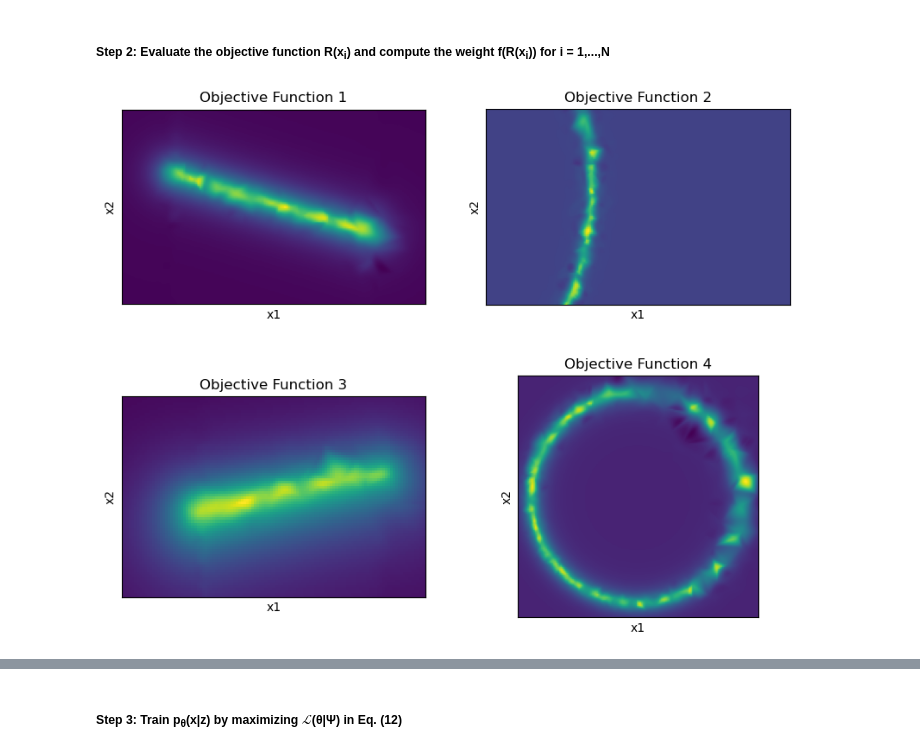
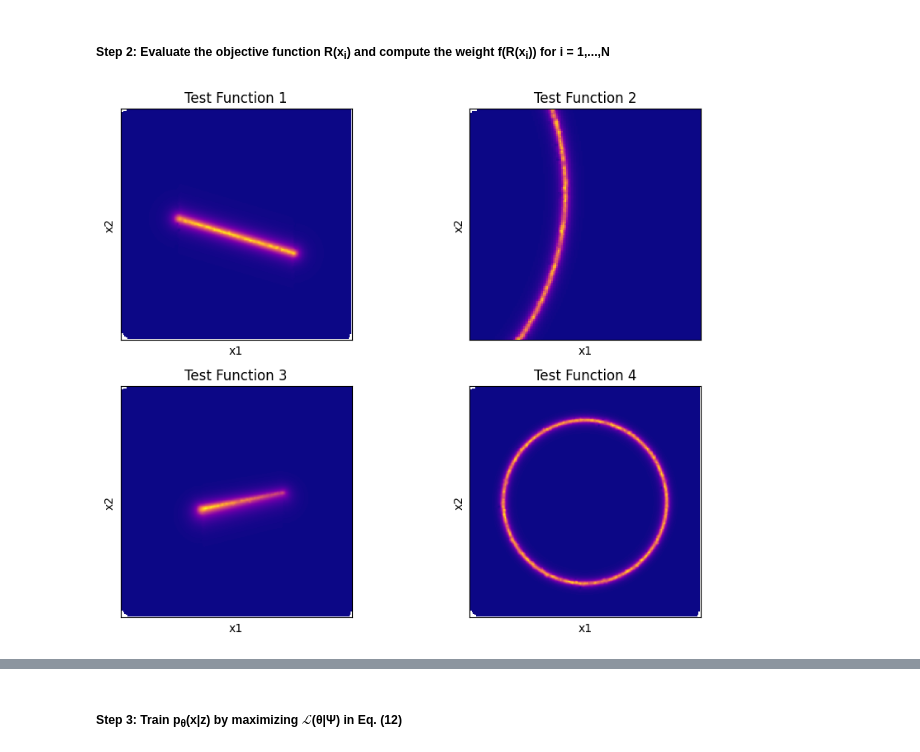
Before and after one commit to saraaldhaheri/LSMO, a Jupyter notebook: solution-manifold.ipynb, the cells around one changed output, grey strips where cells are left out. Drawn from its saved outputs; the diff is of its cells as text; code cells hidden in the pictures.

```diff
--- a/solution-manifold.ipynb
+++ b/solution-manifold.ipynb
@@ -63,14 +10,18 @@ alpha = 10
 # %% [markdown]
 #### Problem Formulation
 # %%
-def argmax(r):
-    return r[np.argmax(r)]
+# from mpl_toolkits.mplot3d import Axes3D  # Not needed with Matplotlib 3.6.3
+import matplotlib.pyplot as plt
+import numpy as np
+import random
 
+random.seed(42)
 
 def shaping_func(r):
     r_max = np.max(r)
     r_med = np.median(r)
-    return np.exp(alpha*(r - r_max))/(r_max - r_med) if (r >= r_med).any() else 0
+    return np.exp(alpha*(r - r_max)/(r_max - r_med)) if (r >= r_med).any() else 0
+    # return np.exp(alpha*(r - r_max)/(r_max - r_med)) if np.greater_equal(r, r_med).any() else 0
 
 def shaping_func_lsmo(r):
     return np.exp(alpha*(r))
@@ -96,7 +47,7 @@ def r1(x1, x2):
         return d(abs(-0.3*x1 - x2 + 1.2) / 1.09**2)
 
 def r2(x1, x2):
-    return d(abs((x2 - 1.05)**2 + (x1 + 1)**2 - 2.5))
+    return d(abs((x2 - 1.5)**2 + (x1 + 1)**2 - 2.5))
 
 # print (np.greater_equal(x1, 1.4))
 
@@ -116,10 +67,10 @@ ax.set_ylabel('x2')
 ax.set_zlabel('R(x1, x2)')
 
 # ax.plot_surface(x1, x2, r1(x1, x2))
-# plt.plot(x1, x2, shaping_func_lsmo(r1(x1, x2)))
-# plt.plot(x1, x2, shaping_func_lsmo(r2(x1, x2)))
-plt.plot(x1, x2, shaping_func_lsmo(r3(x1, x2)))
-# plt.plot(x1, x2, shaping_func_lsmo(r4(x1, x2)))
+plt.plot(x1, x2, shaping_func(r1(x1, x2)))
+# plt.plot(x1, x2, shaping_func(r2(x1, x2)))
+# plt.plot(x1, x2, shaping_func(r3(x1, x2)))
+# plt.plot(x1, x2, shaping_func(r4(x1, x2)))
 
 # # Uncommnet for top view
 # ax.elev = 90
@@ -315,29 +132,42 @@ x2:  [-1.5011277310435027, -1.5011277310435027, -1.180066836609794, -1.176941249
 # %% [markdown]
 ##### Step 2: Evaluate the objective function R(x<sub>i</sub>) and compute the weight f(R(x<sub>i</sub>)) for i = 1,...,N
 # %%
-import numpy as np
-import matplotlib.pyplot as plt
-from scipy.interpolate import griddata
-
 f1, f2, f3, f4 = [], [], [], []
 
-x = sample_x1  # X values
-y = sample_x2  # Y values
+x = sample_x1
+y = sample_x2
 
 for i in range(len(sample_x1)):
     r1_out = r1(sample_x1[i],sample_x2[i])
-    f1.append(shaping_func_lsmo(r1_out))
+    f1.append(r1_out)
 
     r2_out = r2(sample_x1[i],sample_x2[i])
-    f2.append(shaping_func_lsmo(r2_out))
+    f2.append(r2_out)
 
     r3_out = r3(sample_x1[i],sample_x2[i])
-    f3.append(shaping_func_lsmo(r3_out))
+    f3.append(r3_out)
 
     r4_out = r4(sample_x1[i],sample_x2[i])
-    f4.append(shaping_func_lsmo(r4_out))
+    f4.append(r4_out)
 
-intensity1, intensity2, intensity3, intensity4 = f1, f2, f3, f4  # Intensity values
+intensity1, intensity2, intensity3, intensity4 = shaping_func(f1), shaping_func(f2), shaping_func(f3),shaping_func(f4)  # Intensity values
+
+# Uncomment for f(R(x)) = exp(alpha * R(x))
+# for i in range(len(sample_x1)):
+#     r1_out = r1(sample_x1[i],sample_x2[i])
+#     f1.append(shaping_func_lsmo(r1_out))
+
+#     r2_out = r2(sample_x1[i],sample_x2[i])
+#     f2.append(shaping_func_lsmo(r2_out))
+
+#     r3_out = r3(sample_x1[i],sample_x2[i])
+#     f3.append(shaping_func_lsmo(r3_out))
+
+#     r4_out = r4(sample_x1[i],sample_x2[i])
+#     f4.append(shaping_func_lsmo(r4_out))
+
+# intensity1, intensity2, intensity3, intensity4 = f1, f2, f3, f4  # Intensity values
+
 
 # Define grid
 grid_x, grid_y = np.mgrid[0:10:1000j, 0:10:1000j]
@@ -353,9 +183,9 @@ fig, ((ax1, ax2), (ax3, ax4)) = plt.subplots(2, 2, figsize=(10, 8))
 
 # Plot the density map
 ################################################################################# FUNTCION1
-ax1.imshow(grid_z1.T, cmap='viridis')
+ax1.imshow(grid_z1.T, cmap='plasma')
 # Add title and labels
-ax1.set_title('Objective Function 1')
+ax1.set_title('Test Function 1')
 ax1.set_xlabel('x1')
 ax1.set_ylabel('x2')
 
@@ -363,58 +193,53 @@ ax1.set_ylabel('x2')
 ax1.set_xticks([])
 ax1.set_yticks([])
 
-# focus on most intense area in r1
-ax1.set_xlim(25, min(x)+180)
-ax1.set_ylim(40, min(y)+140)
+ax1.set_xlim(0, 200)
+ax1.set_ylim(0, 200)
 
 ################################################################################# FUNTCION2
-ax2.imshow(grid_z2.T, cmap='viridis')
+ax2.imshow(grid_z2.T, cmap='plasma')
 # Add title and labels
-ax2.set_title('Objective Function 2')
+ax2.set_title('Test Function 2')
 ax2.set_xlabel('x1')
 ax2.set_ylabel('x2')
 
 # disabling xticks, yticks by Setting xticks, yticks to an empty list
 ax2.set_xticks([])
 ax2.set_yticks([])
 
-# focus on most intense area in r2
-ax2.set_xlim(0, min(x)+170)
-ax2.set_ylim(40, min(y)+150)
+ax2.set_xlim(0, 140)
+ax2.set_ylim(60, 200)
 
 ################################################################################# FUNTCION3
-ax3.imshow(grid_z3.T, cmap='viridis')
+ax3.imshow(grid_z3.T, cmap='plasma')
 # Add title and labels
-ax3.set_title('Objective Function 3')
+ax3.set_title('Test Function 3')
 ax3.set_xlabel('x1')
 ax3.set_ylabel('x2')
 
 # disabling xticks, yticks by Setting xticks, yticks to an empty list
 ax3.set_xticks([])
 ax3.set_yticks([])
 
-# focus on most intense area in r3
-ax3.set_ylim(60, min(y)+140)
-ax3.set_xlim(40, min(x)+160)
+ax3.set_ylim(0, 200)
+ax3.set_xlim(0, 200)
 
 ################################################################################# FUNTCION3
-ax4.imshow(grid_z4.T, cmap='viridis')
+ax4.imshow(grid_z4.T, cmap='plasma')
 # Add title and labels
-plt.title('Objective Function 4')
+plt.title('Test Function 4')
 plt.xlabel('x1')
 plt.ylabel('x2')
 
 # disabling xticks, yticks by Setting xticks, yticks to an empty list
 plt.xticks([])
 plt.yticks([])
 # plt.colorbar(label='Intensity')
 
-# focus on most intense area in r4
-ax4.set_xlim(20, min(x)+185)
-ax4.set_ylim(20, min(y)+185)
-
+ax4.set_ylim(0, 200)
+ax4.set_xlim(0, 200)
 
 # Show the plot
 plt.show()
 # %% [output]
-[figure, old version]
+[figure, new version]
```
Also changed, not shown: parts of 35 cells of this notebook, 4 other files.
